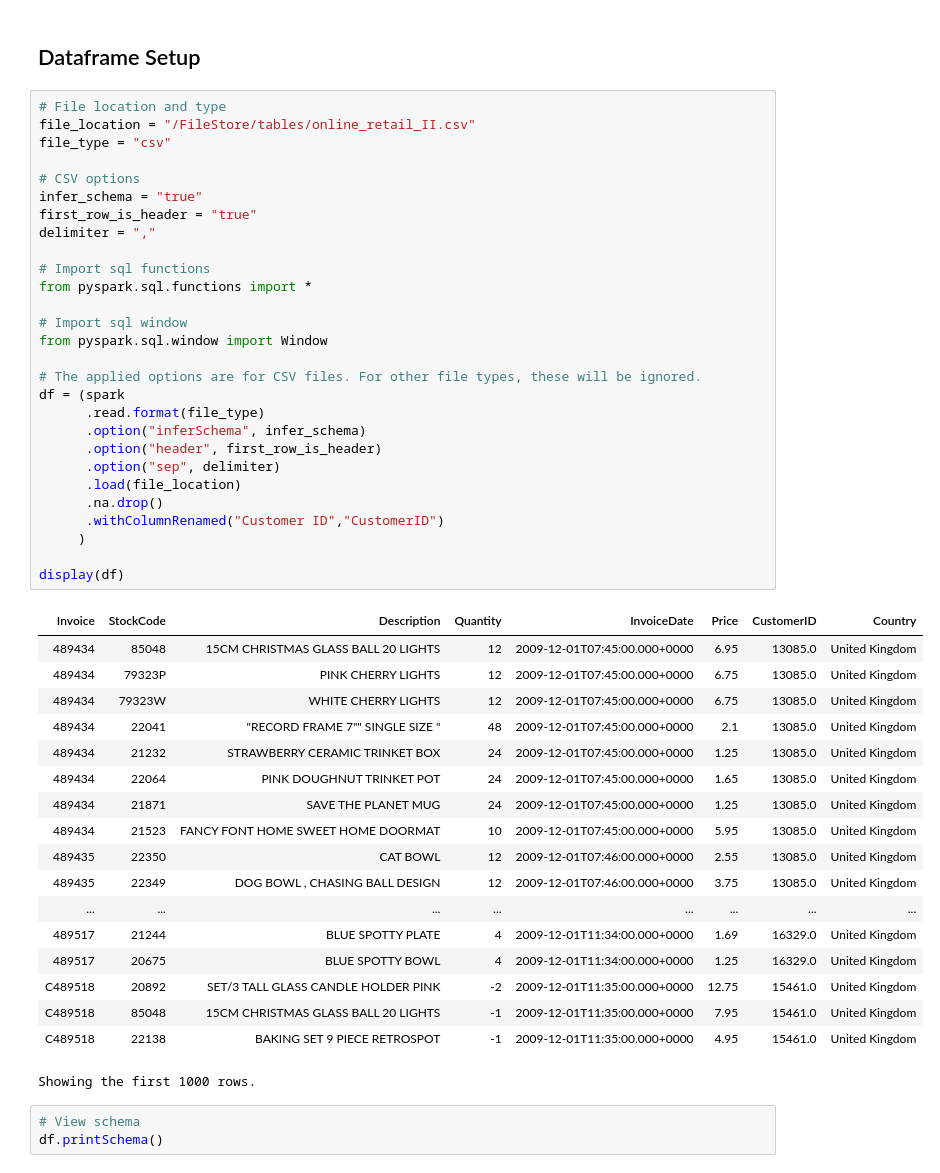
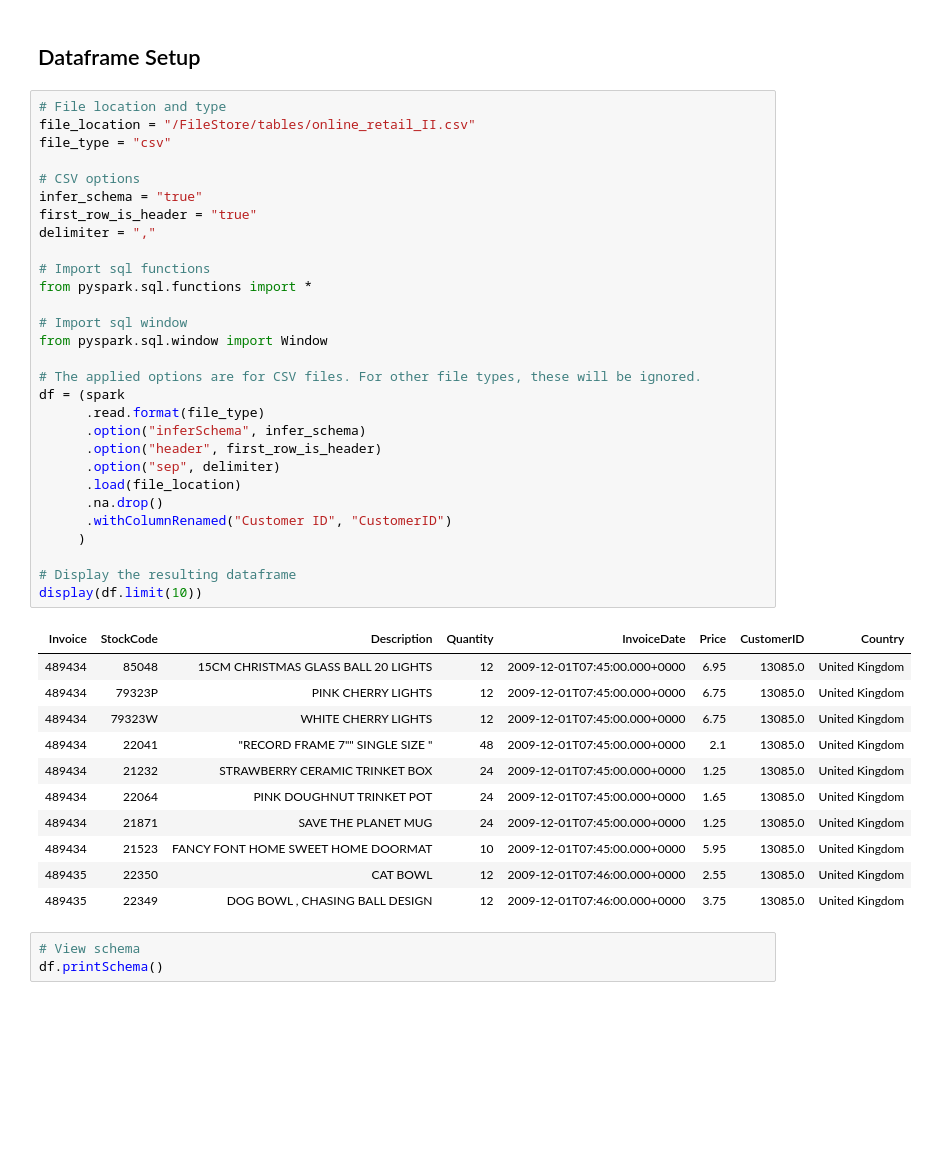
Before and after one commit to jarviscanada/jarvis_data_eng_JoshWessel, a Jupyter notebook: spark/notebook/Retail Data Analytics with PySpark.ipynb, the cells around one changed output. Drawn from its saved outputs; the diff is of its cells as text; blank space fills up the shorter version.

```diff
--- a/spark/notebook/Retail Data Analytics with PySpark.ipynb
+++ b/spark/notebook/Retail Data Analytics with PySpark.ipynb
@@ -22,42 +22,36 @@ first_row_is_header = "true"
 delimiter = ","
 
 # Import sql functions
 from pyspark.sql.functions import *
 
 # Import sql window
 from pyspark.sql.window import Window
 
 # The applied options are for CSV files. For other file types, these will be ignored.
 df = (spark
       .read.format(file_type)
       .option("inferSchema", infer_schema)
       .option("header", first_row_is_header)
       .option("sep", delimiter)
       .load(file_location)
       .na.drop()
-      .withColumnRenamed("Customer ID","CustomerID")
+      .withColumnRenamed("Customer ID", "CustomerID")
      )
 
-display(df)
+# Display the resulting dataframe
+display(df.limit(10))
 # %% [output]
 | Invoice | StockCode | Description | Quantity | InvoiceDate | Price | CustomerID | Country |
 | 489434 | 85048 | 15CM CHRISTMAS GLASS BALL 20 LIGHTS | 12 | 2009-12-01T07:45:00.000+0000 | 6.95 | 13085.0 | United Kingdom |
 | 489434 | 79323P | PINK CHERRY LIGHTS | 12 | 2009-12-01T07:45:00.000+0000 | 6.75 | 13085.0 | United Kingdom |
 | 489434 | 79323W | WHITE CHERRY LIGHTS | 12 | 2009-12-01T07:45:00.000+0000 | 6.75 | 13085.0 | United Kingdom |
 | 489434 | 22041 | "RECORD FRAME 7"" SINGLE SIZE " | 48 | 2009-12-01T07:45:00.000+0000 | 2.1 | 13085.0 | United Kingdom |
 | 489434 | 21232 | STRAWBERRY CERAMIC TRINKET BOX | 24 | 2009-12-01T07:45:00.000+0000 | 1.25 | 13085.0 | United Kingdom |
 | 489434 | 22064 | PINK DOUGHNUT TRINKET POT | 24 | 2009-12-01T07:45:00.000+0000 | 1.65 | 13085.0 | United Kingdom |
 | 489434 | 21871 | SAVE THE PLANET MUG | 24 | 2009-12-01T07:45:00.000+0000 | 1.25 | 13085.0 | United Kingdom |
 | 489434 | 21523 | FANCY FONT HOME SWEET HOME DOORMAT | 10 | 2009-12-01T07:45:00.000+0000 | 5.95 | 13085.0 | United Kingdom |
 | 489435 | 22350 | CAT BOWL | 12 | 2009-12-01T07:46:00.000+0000 | 2.55 | 13085.0 | United Kingdom |
 | 489435 | 22349 | DOG BOWL , CHASING BALL DESIGN | 12 | 2009-12-01T07:46:00.000+0000 | 3.75 | 13085.0 | United Kingdom |
-| ... | ... | ... | ... | ... | ... | ... | ... |
-| 489517 | 21244 | BLUE SPOTTY PLATE | 4 | 2009-12-01T11:34:00.000+0000 | 1.69 | 16329.0 | United Kingdom |
-| 489517 | 20675 | BLUE SPOTTY BOWL | 4 | 2009-12-01T11:34:00.000+0000 | 1.25 | 16329.0 | United Kingdom |
-| C489518 | 20892 | SET/3 TALL GLASS CANDLE HOLDER PINK | -2 | 2009-12-01T11:35:00.000+0000 | 12.75 | 15461.0 | United Kingdom |
-| C489518 | 85048 | 15CM CHRISTMAS GLASS BALL 20 LIGHTS | -1 | 2009-12-01T11:35:00.000+0000 | 7.95 | 15461.0 | United Kingdom |
-| C489518 | 22138 | BAKING SET 9 PIECE RETROSPOT | -1 | 2009-12-01T11:35:00.000+0000 | 4.95 | 15461.0 | United Kingdom |
-Showing the first 1000 rows.
 # %%
 # View schema
 df.printSchema()
```
Also changed, not shown: parts of 17 cells of this notebook, 1 other file.
